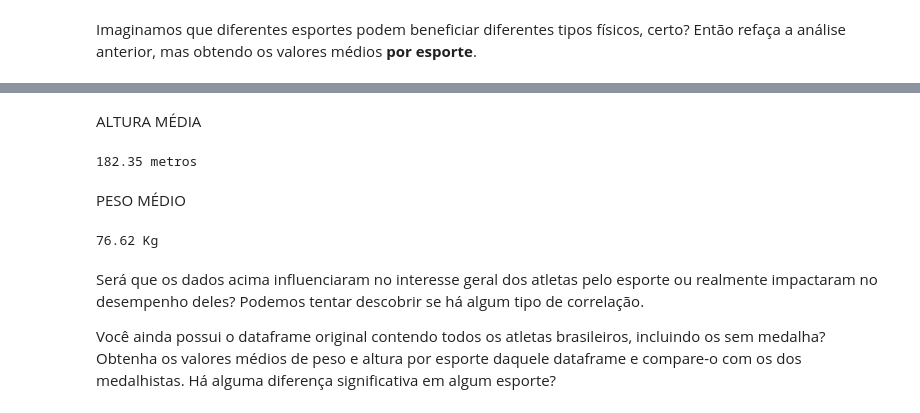
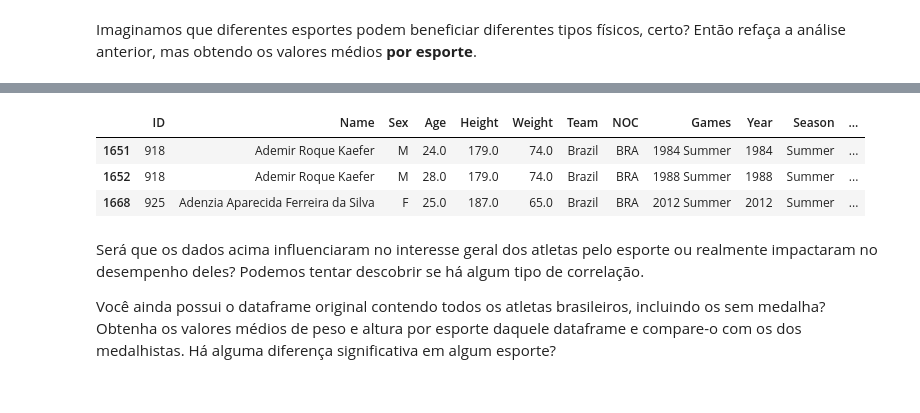
Before and after one commit to fabiobarreto-data-science/Data-Science---Let-s-Code, a Jupyter notebook: Projeto - Pandas.ipynb, the cells around one changed output, grey strips where cells are left out. Saved outputs shown, nothing was run; the diff lists cells and outputs as text; code cells hidden in the pictures.

```diff
--- a/Projeto - Pandas.ipynb
+++ b/Projeto - Pandas.ipynb
@@ -123,0 +48,3 @@ print(f"{idade} anos")
+# %%
+df_atletas_brasileiros = df[df["Team"] == "Brazil"]
+df_atletas_brasileiros.head()
@@ -244,0 +64,2 @@ memory usage: 800.0 bytes
+# %%
+df_atletas_brasileiros_medalhistas = df_atletas_brasileiros.dropna(subset=["Medal"])
@@ -412,4 +123,0 @@ atletas_brasil.head(5)
-# %%
-atletas_brasileiros_medalhistas = atletas_brasil[atletas_brasil["Medal"] != "Nan"]
-df_atletas_brasileiros_medalhistas = pd.DataFrame(atletas_brasileiros_medalhistas)
-df_atletas_brasileiros_medalhistas
@@ -430,17 +124,10 @@ df_atletas_brasileiros_medalhistas
-# %% [markdown]
-ALTURA MÉDIA
-# %%
-altura_media = df_atletas_brasileiros_medalhistas["Height"].mean()
-print(f"{altura_media:.2f} metros")
-# %% [output]
-182.35 metros
-# %% [markdown]
-PESO MÉDIO
-# %%
-peso_medio = df_atletas_brasileiros_medalhistas["Weight"].mean()
-print(f"{peso_medio:.2f} Kg")
-# %% [output]
-76.62 Kg
+# %%
+df_atletas_brasileiros_medalhistas.head(3)
+# %% [output]
+|  | ID | Name | Sex | Age | Height | Weight | Team | NOC | Games | Year | Season | ... |
+| 1651 | 918 | Ademir Roque Kaefer | M | 24.0 | 179.0 | 74.0 | Brazil | BRA | 1984 Summer | 1984 | Summer | ... |
+| 1652 | 918 | Ademir Roque Kaefer | M | 28.0 | 179.0 | 74.0 | Brazil | BRA | 1988 Summer | 1988 | Summer | ... |
+| 1668 | 925 | Adenzia Aparecida Ferreira da Silva | F | 25.0 | 187.0 | 65.0 | Brazil | BRA | 2012 Summer | 2012 | Summer | ... |
 # %% [markdown]
 Será que os dados acima influenciaram no interesse geral dos atletas pelo esporte ou realmente impactaram no desempenho deles? Podemos tentar descobrir se há algum tipo de correlação.
 
```
Also changed, not shown: parts of 105 cells of this notebook.
